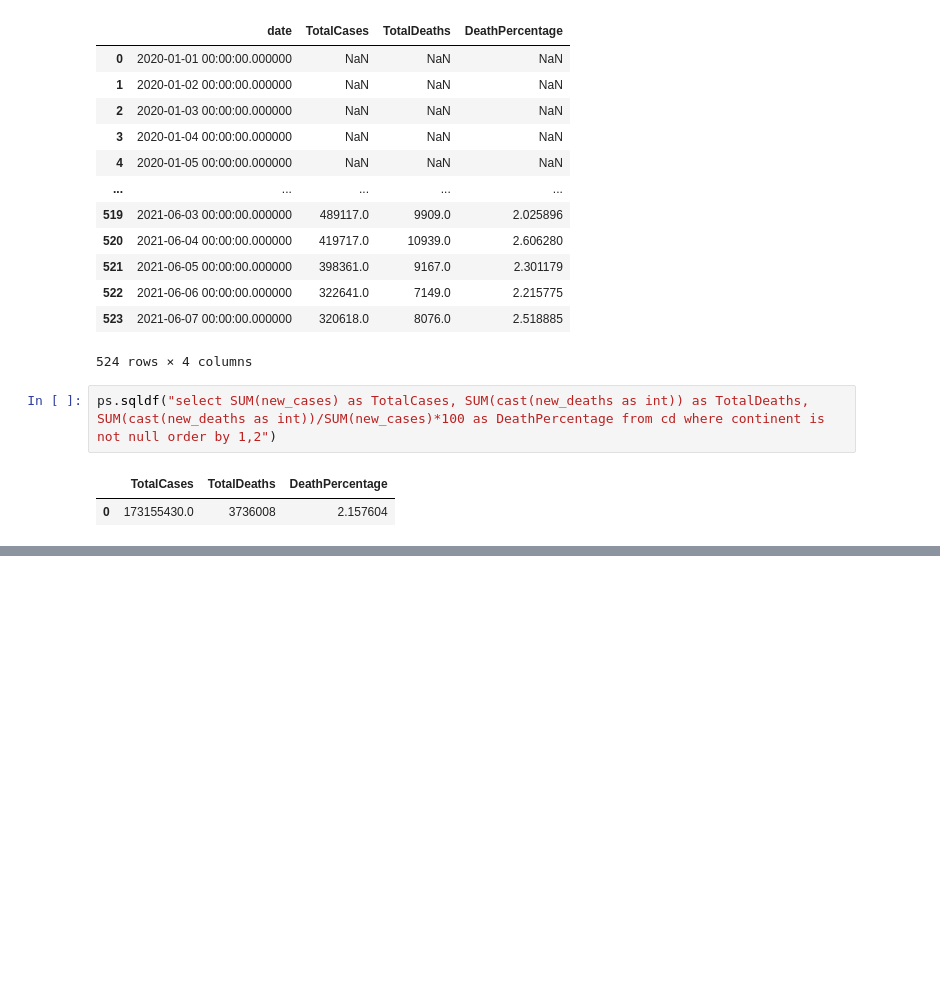
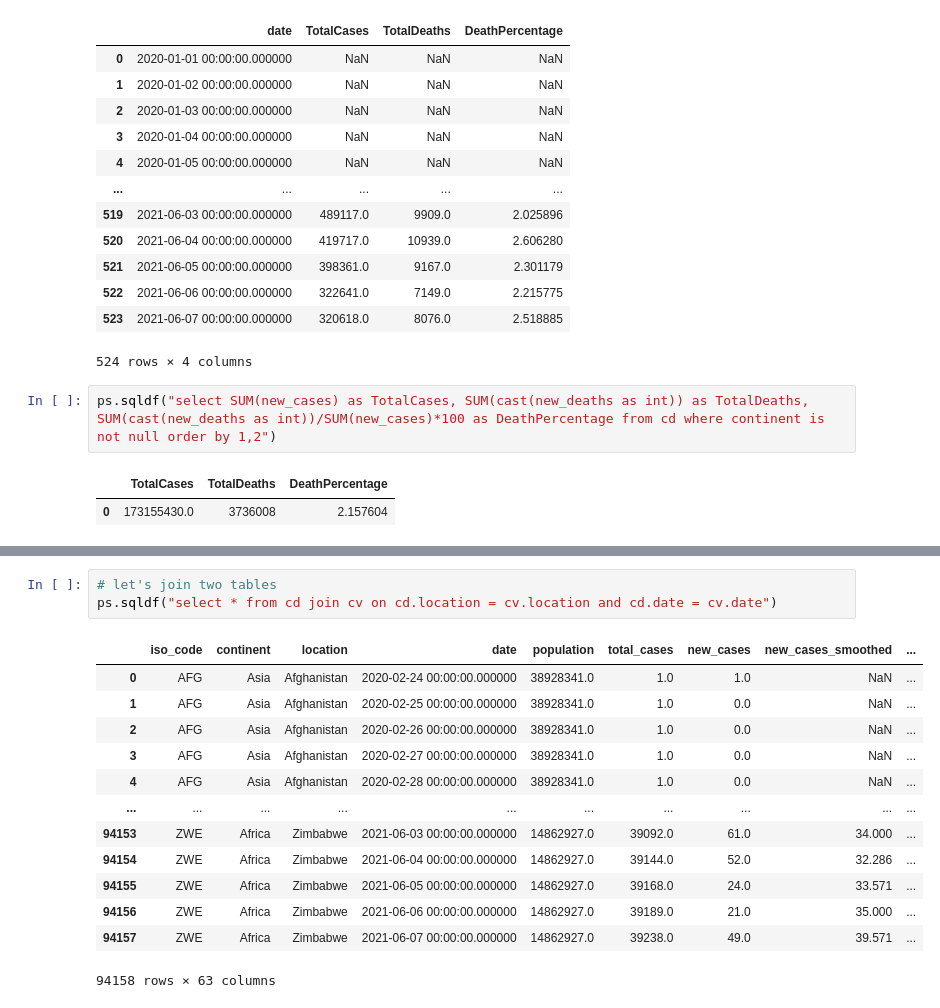
Before and after one commit to atalebizadeh/Examples, a Jupyter notebook: COVID-19/COVID-19 Pandasql.ipynb, the cells around one changed output, grey strips where cells are left out. Drawn from its saved outputs; the diff is of its cells as text; blank space fills up the shorter version.

```diff
--- a/COVID-19/COVID-19 Pandasql.ipynb
+++ b/COVID-19/COVID-19 Pandasql.ipynb
@@ -208,0 +226,17 @@ ps.sqldf("select SUM(new_cases) as TotalCases, SUM(cast(new_deaths as int)) as T
+# %%
+# let's join two tables
+ps.sqldf("select * from cd join cv on cd.location = cv.location and cd.date = cv.date")
+# %% [output]
+|  | iso_code | continent | location | date | population | total_cases | new_cases | new_cases_smoothed | ... |
+| 0 | AFG | Asia | Afghanistan | 2020-02-24 00:00:00.000000 | 38928341.0 | 1.0 | 1.0 | NaN | ... |
+| 1 | AFG | Asia | Afghanistan | 2020-02-25 00:00:00.000000 | 38928341.0 | 1.0 | 0.0 | NaN | ... |
+| 2 | AFG | Asia | Afghanistan | 2020-02-26 00:00:00.000000 | 38928341.0 | 1.0 | 0.0 | NaN | ... |
+| 3 | AFG | Asia | Afghanistan | 2020-02-27 00:00:00.000000 | 38928341.0 | 1.0 | 0.0 | NaN | ... |
+| 4 | AFG | Asia | Afghanistan | 2020-02-28 00:00:00.000000 | 38928341.0 | 1.0 | 0.0 | NaN | ... |
+| ... | ... | ... | ... | ... | ... | ... | ... | ... | ... |
+| 94153 | ZWE | Africa | Zimbabwe | 2021-06-03 00:00:00.000000 | 14862927.0 | 39092.0 | 61.0 | 34.000 | ... |
+| 94154 | ZWE | Africa | Zimbabwe | 2021-06-04 00:00:00.000000 | 14862927.0 | 39144.0 | 52.0 | 32.286 | ... |
+| 94155 | ZWE | Africa | Zimbabwe | 2021-06-05 00:00:00.000000 | 14862927.0 | 39168.0 | 24.0 | 33.571 | ... |
+| 94156 | ZWE | Africa | Zimbabwe | 2021-06-06 00:00:00.000000 | 14862927.0 | 39189.0 | 21.0 | 35.000 | ... |
+| 94157 | ZWE | Africa | Zimbabwe | 2021-06-07 00:00:00.000000 | 14862927.0 | 39238.0 | 49.0 | 39.571 | ... |
+94158 rows × 63 columns
```
Also changed, not shown: parts of 2 cells of this notebook.
